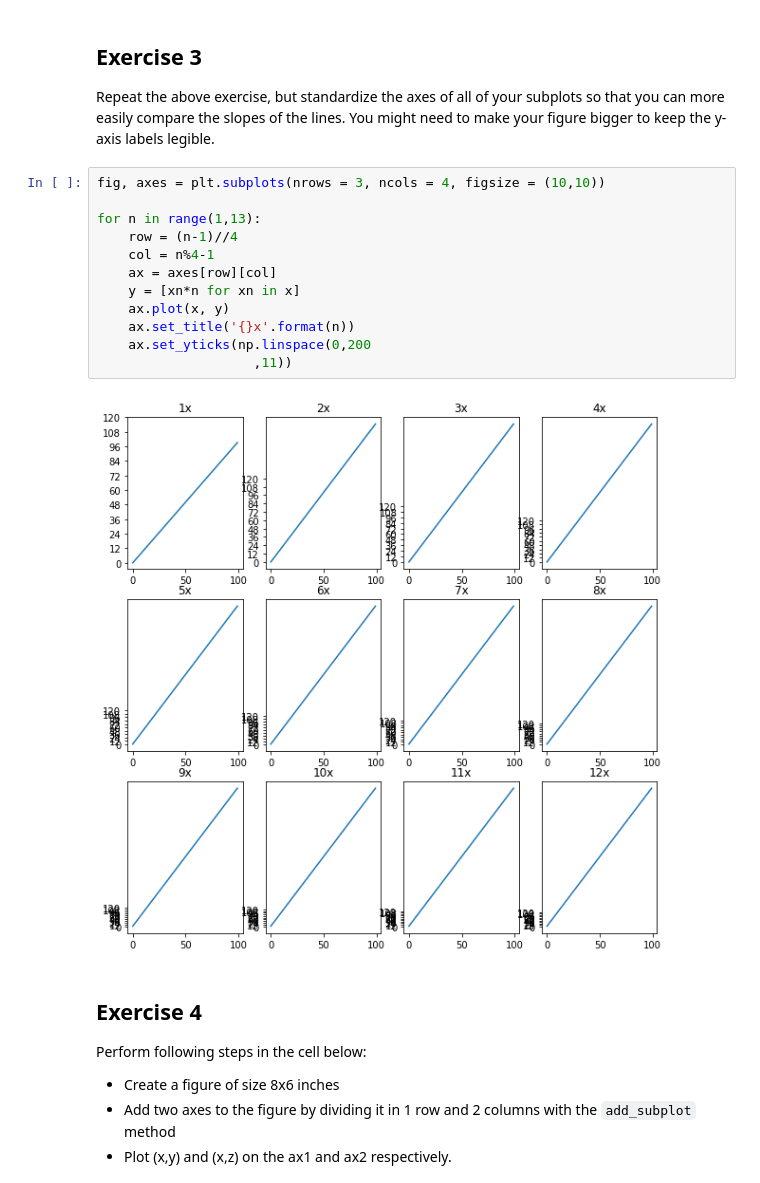
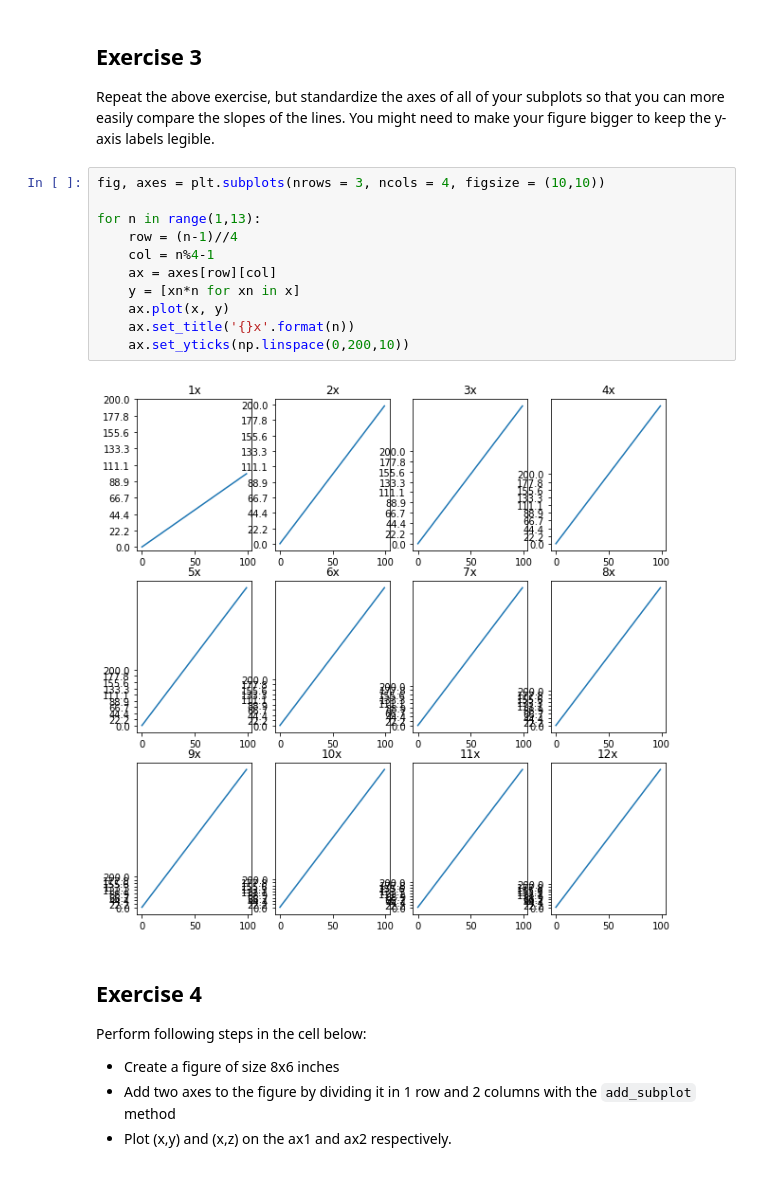
Before and after one commit to Mcllstr/dsc-more-practice-with-matplotlib-lab-dc-ds-060319, a Jupyter notebook: index.ipynb, the cells around one changed output. Saved outputs shown, nothing was run; the diff lists cells and outputs as text.

```diff
--- a/index.ipynb
+++ b/index.ipynb
@@ -110,17 +110,16 @@ Repeat the above exercise, but standardize the axes of all of your subplots so t
 # %%
 fig, axes = plt.subplots(nrows = 3, ncols = 4, figsize = (10,10))
 
 for n in range(1,13):
     row = (n-1)//4
     col = n%4-1
     ax = axes[row][col]
     y = [xn*n for xn in x]
     ax.plot(x, y)
     ax.set_title('{}x'.format(n))
-    ax.set_yticks(np.linspace(0,200
-                    ,11))
+    ax.set_yticks(np.linspace(0,200,10))
 # %% [output]
-[figure, old version]
+[figure, new version]
 # %% [markdown]
 ## Exercise 4
 
```
